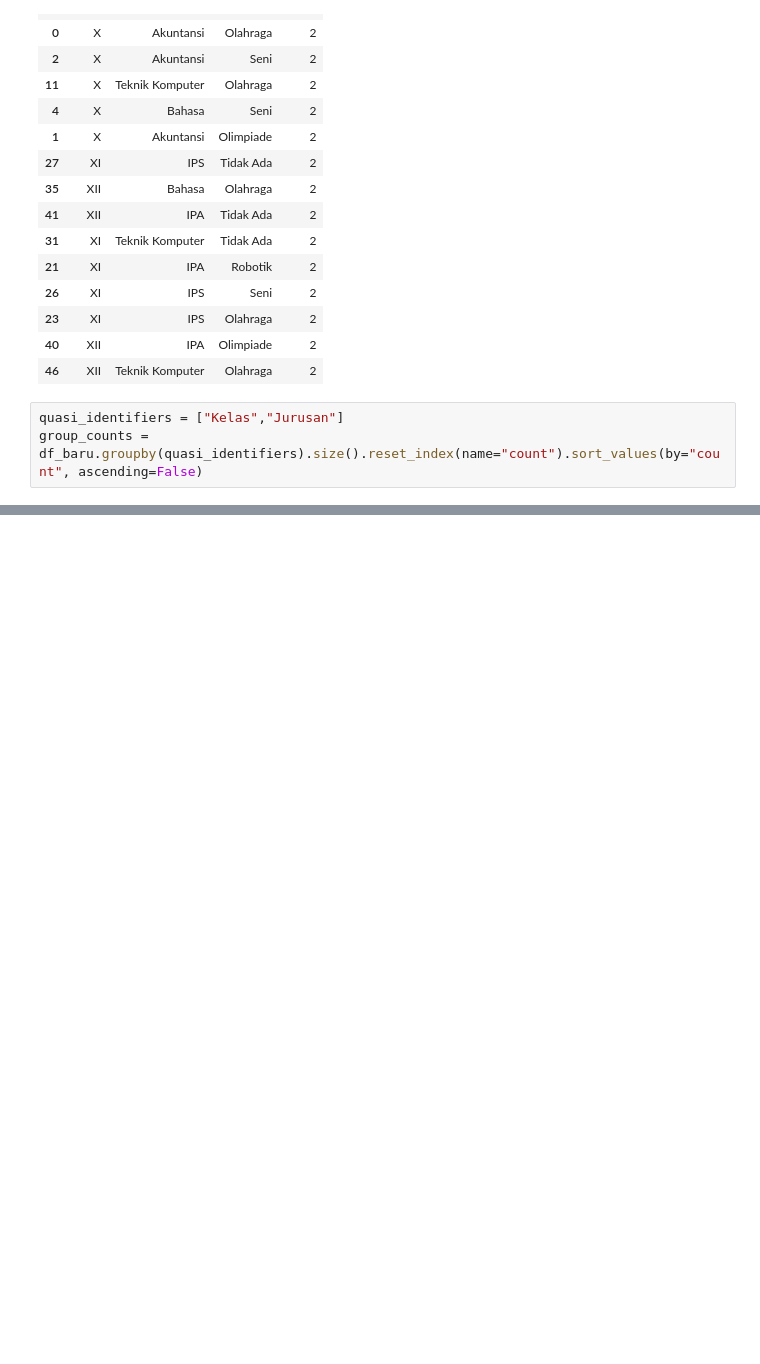
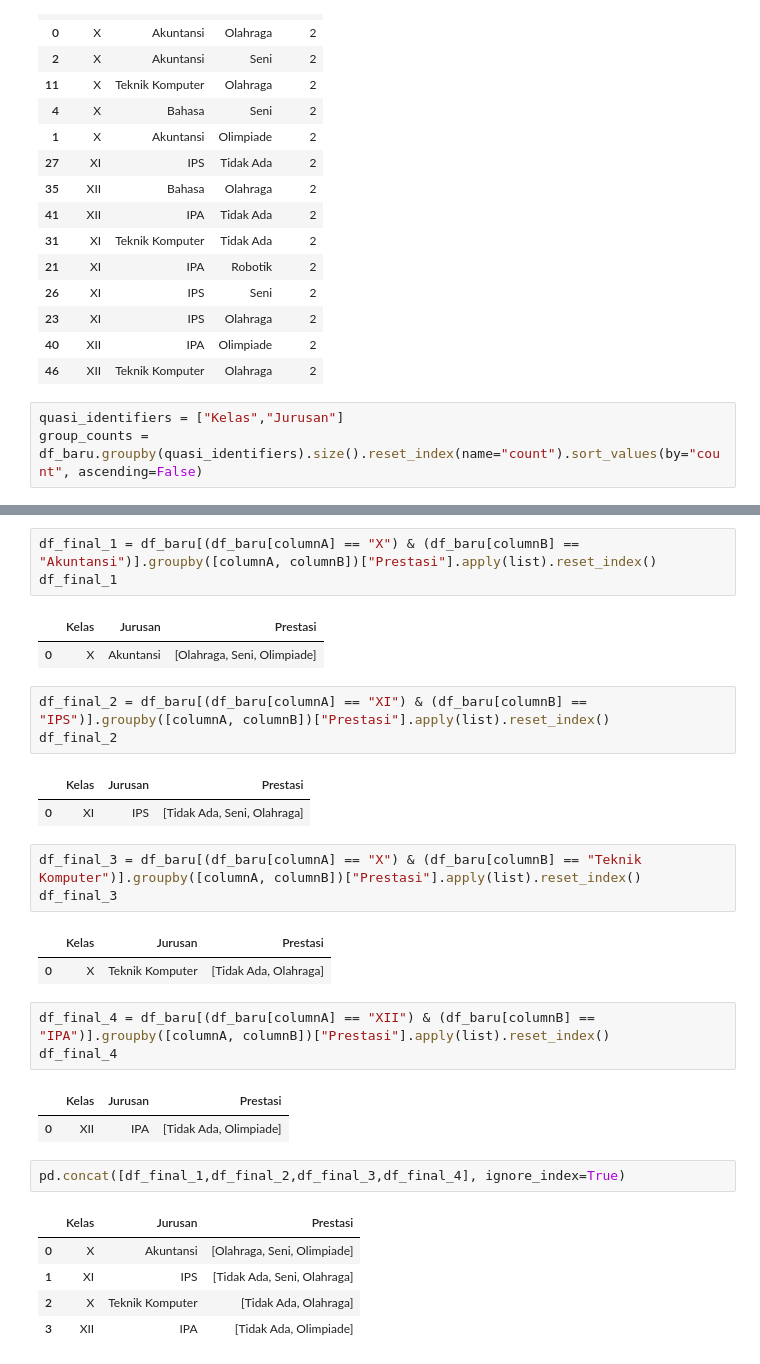
Before and after one commit to diosamuel/data_anonym_task, a Jupyter notebook: DataAnonymity.ipynb, the cells around one changed output, grey strips where cells are left out. Cells and saved outputs as stored; diff of their text form; blank space fills up the shorter version.

```diff
--- a/DataAnonymity.ipynb
+++ b/DataAnonymity.ipynb
@@ -865,0 +881,32 @@ df_baru
+# %%
+df_final_1 = df_baru[(df_baru[columnA] == "X") & (df_baru[columnB] == "Akuntansi")].groupby([columnA, columnB])["Prestasi"].apply(list).reset_index()
+df_final_1
+# %% [output]
+|  | Kelas | Jurusan | Prestasi |
+| 0 | X | Akuntansi | [Olahraga, Seni, Olimpiade] |
+# %%
+df_final_2 = df_baru[(df_baru[columnA] == "XI") & (df_baru[columnB] == "IPS")].groupby([columnA, columnB])["Prestasi"].apply(list).reset_index()
+df_final_2
+# %% [output]
+|  | Kelas | Jurusan | Prestasi |
+| 0 | XI | IPS | [Tidak Ada, Seni, Olahraga] |
+# %%
+df_final_3 = df_baru[(df_baru[columnA] == "X") & (df_baru[columnB] == "Teknik Komputer")].groupby([columnA, columnB])["Prestasi"].apply(list).reset_index()
+df_final_3
+# %% [output]
+|  | Kelas | Jurusan | Prestasi |
+| 0 | X | Teknik Komputer | [Tidak Ada, Olahraga] |
+# %%
+df_final_4 = df_baru[(df_baru[columnA] == "XII") & (df_baru[columnB] == "IPA")].groupby([columnA, columnB])["Prestasi"].apply(list).reset_index()
+df_final_4
+# %% [output]
+|  | Kelas | Jurusan | Prestasi |
+| 0 | XII | IPA | [Tidak Ada, Olimpiade] |
+# %%
+pd.concat([df_final_1,df_final_2,df_final_3,df_final_4], ignore_index=True)
+# %% [output]
+|  | Kelas | Jurusan | Prestasi |
+| 0 | X | Akuntansi | [Olahraga, Seni, Olimpiade] |
+| 1 | XI | IPS | [Tidak Ada, Seni, Olahraga] |
+| 2 | X | Teknik Komputer | [Tidak Ada, Olahraga] |
+| 3 | XII | IPA | [Tidak Ada, Olimpiade] |
```
Also changed, not shown: parts of 10 cells of this notebook.
